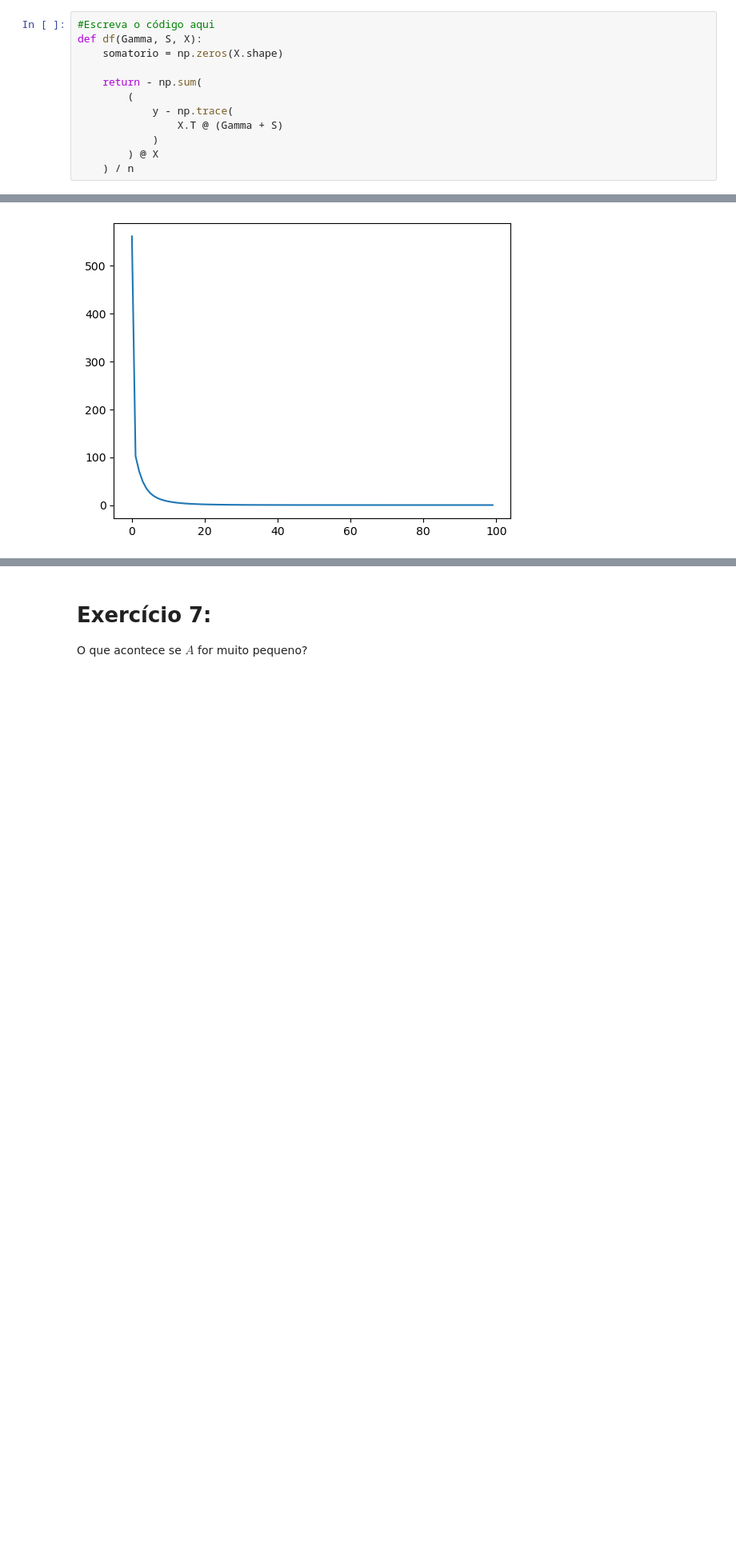
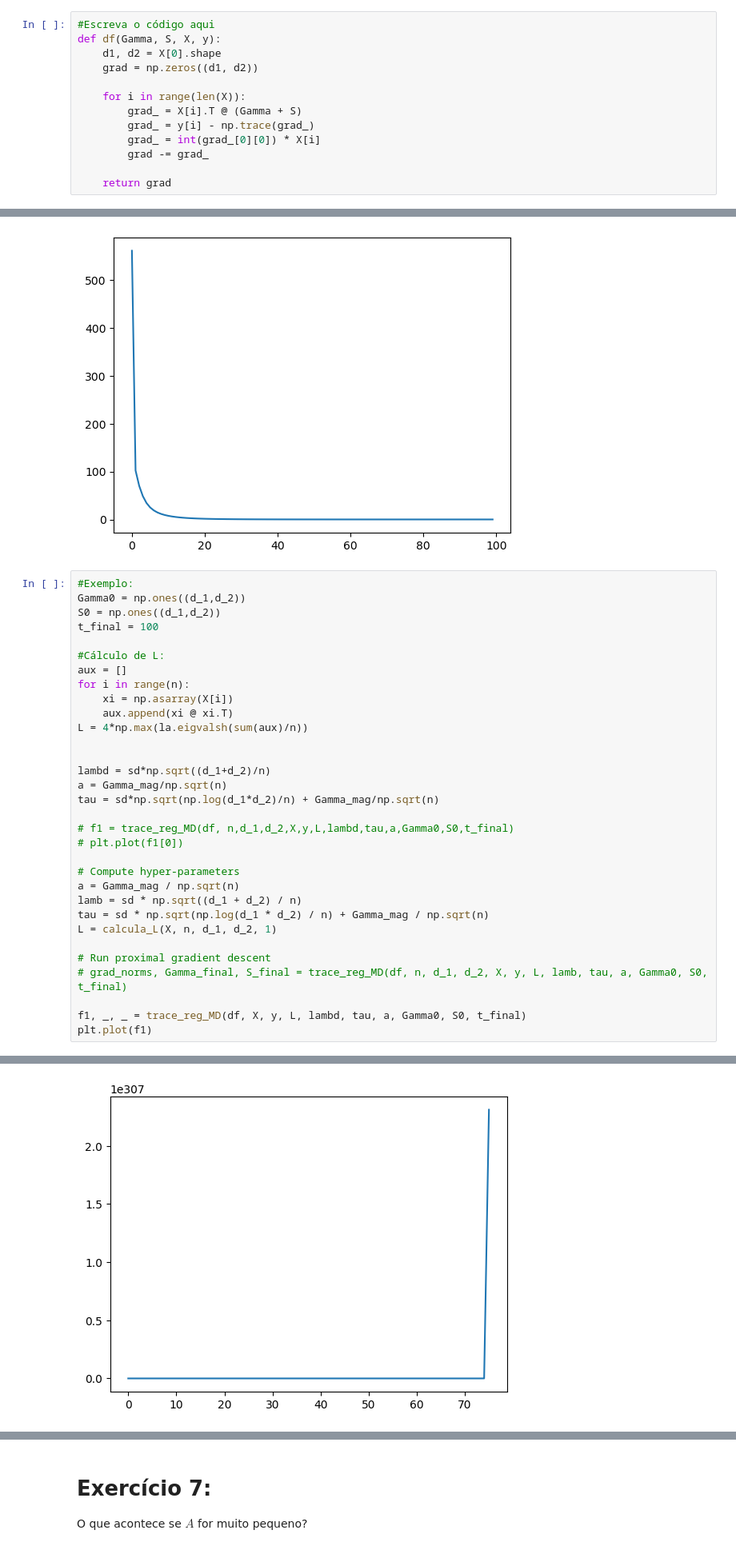
Before and after one commit to ddanieldma/ocd, a Jupyter notebook: projeto4-add-matrix-decomp/additive_matrix_decomposition_Daniel-Miranda.ipynb, the cells around one changed output, grey strips where cells are left out. Shown at 80% size. Cells and saved outputs as stored; diff of their text form; blank space fills up the shorter version.

```diff
--- a/projeto4-add-matrix-decomp/additive_matrix_decomposition.ipynb
+++ b/projeto4-add-matrix-decomp/additive_matrix_decomposition_Daniel-Miranda.ipynb
@@ -389,16 +389,17 @@ type(y), len(y), y.shape
 Construa uma função `df(Gamma,S)` que retorna o gradiente $\nabla f(\Gamma, S)$.
 # %%
 #Escreva o código aqui
-def df(Gamma, S, X):
-    somatorio = np.zeros(X.shape)
+def df(Gamma, S, X, y):
+    d1, d2 = X[0].shape
+    grad = np.zeros((d1, d2))
 
-    return - np.sum(
-        (
-            y - np.trace(
-                X.T @ (Gamma + S)
-            )
-        ) @ X
-    ) / n
+    for i in range(len(X)):
+        grad_ = X[i].T @ (Gamma + S)
+        grad_ = y[i] - np.trace(grad_)
+        grad_ = int(grad_[0][0]) * X[i]
+        grad -= grad_
+
+    return grad
 # %%
 df(Gamma_true,S_true).shape, df(Gamma_true,S_true)
 # %% [output]
@@ -468,3 +527,36 @@ plt.plot(f1[0])
 # %% [output]
 [<matplotlib.lines.Line2D at 0x...>]
 [figure]
+# %%
+#Exemplo:
+Gamma0 = np.ones((d_1,d_2))
+S0 = np.ones((d_1,d_2))
+t_final = 100
+
+#Cálculo de L:
+aux = []
+for i in range(n):
+    xi = np.asarray(X[i])
+    aux.append(xi @ xi.T)
+L = 4*np.max(la.eigvalsh(sum(aux)/n))
+
+
+lambd = sd*np.sqrt((d_1+d_2)/n)
+a = Gamma_mag/np.sqrt(n)
+tau = sd*np.sqrt(np.log(d_1*d_2)/n) + Gamma_mag/np.sqrt(n)
+
+# f1 = trace_reg_MD(df, n,d_1,d_2,X,y,L,lambd,tau,a,Gamma0,S0,t_final)
+# plt.plot(f1[0])
+
+# Compute hyper-parameters
+a = Gamma_mag / np.sqrt(n)
+lamb = sd * np.sqrt((d_1 + d_2) / n)
+tau = sd * np.sqrt(np.log(d_1 * d_2) / n) + Gamma_mag / np.sqrt(n)
+L = calcula_L(X, n, d_1, d_2, 1)
+
+# Run proximal gradient descent
+# grad_norms, Gamma_final, S_final = trace_reg_MD(df, n, d_1, d_2, X, y, L, lamb, tau, a, Gamma0, S0, t_final)
+
+f1, _, _ = trace_reg_MD(df, X, y, L, lambd, tau, a, Gamma0, S0, t_final)
+plt.plot(f1)
+# %% [output]
@@ -470,0 +564 @@ plt.plot(f1[0])
+[figure, added]
```
Also changed, not shown: parts of 15 cells of this notebook, 1 other file.
